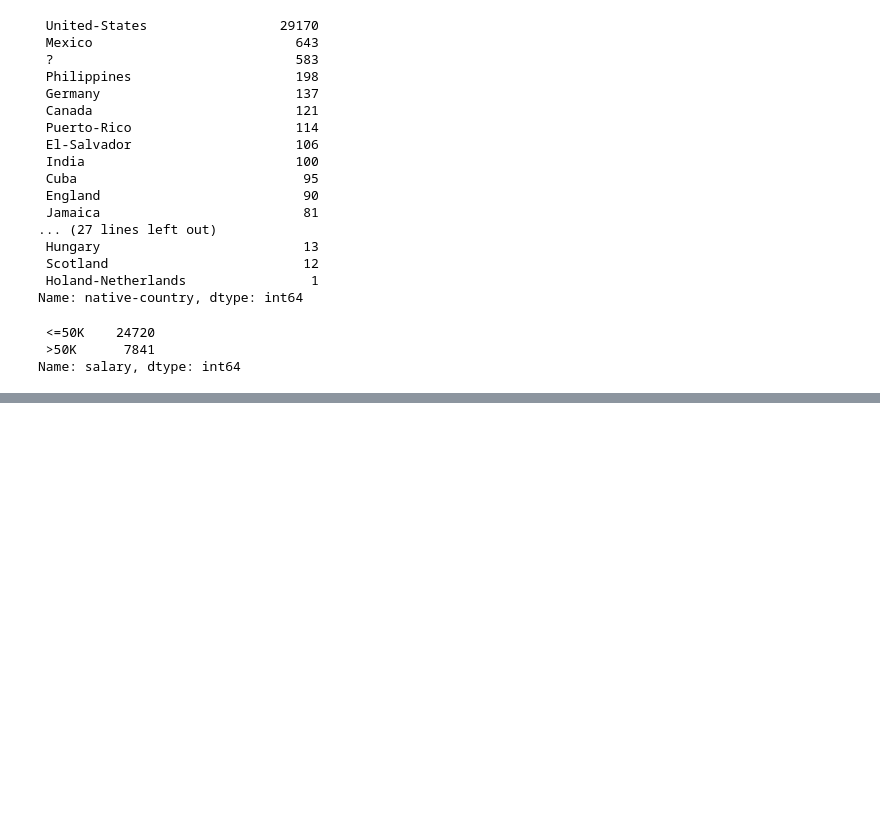
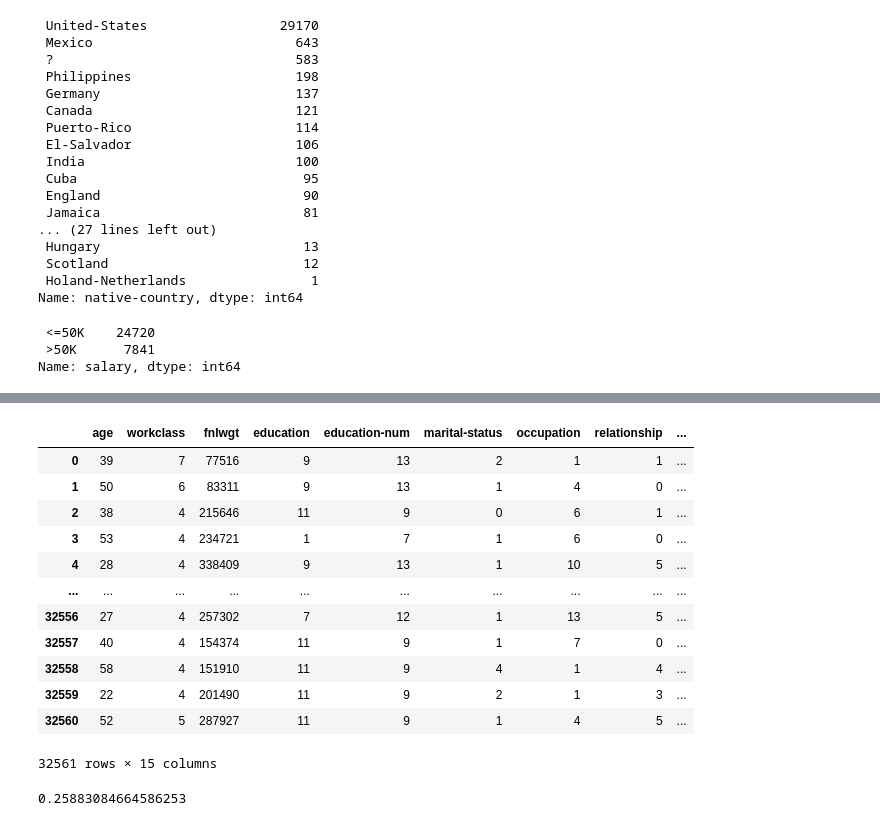
Before and after one commit to Amr2087/Amit-Assigments, a Jupyter notebook: Assingment 6.ipynb, the cells around one changed output, grey strips where cells are left out. Saved outputs shown, nothing was run; the diff lists cells and outputs as text; code cells hidden in the pictures; blank space fills up the shorter version.

```diff
--- a/Assingment 6.ipynb
+++ b/Assingment 6.ipynb
@@ -242,0 +260,22 @@ for row in range(len(dataset.salary)):
+# %%
+from sklearn.preprocessing import LabelEncoder
+le = LabelEncoder()
+for col in dataset.columns:
+    if dataset[col].dtype == 'object':
+        dataset[col] = le.fit_transform(dataset[col])
+# %%
+dataset
+# %% [output]
+|  | age | workclass | fnlwgt | education | education-num | marital-status | occupation | relationship | ... |
+| 0 | 39 | 7 | 77516 | 9 | 13 | 2 | 1 | 1 | ... |
+| 1 | 50 | 6 | 83311 | 9 | 13 | 1 | 4 | 0 | ... |
+| 2 | 38 | 4 | 215646 | 11 | 9 | 0 | 6 | 1 | ... |
+| 3 | 53 | 4 | 234721 | 1 | 7 | 1 | 6 | 0 | ... |
+| 4 | 28 | 4 | 338409 | 9 | 13 | 1 | 10 | 5 | ... |
+| ... | ... | ... | ... | ... | ... | ... | ... | ... | ... |
+| 32556 | 27 | 4 | 257302 | 7 | 12 | 1 | 13 | 5 | ... |
+| 32557 | 40 | 4 | 154374 | 11 | 9 | 1 | 7 | 0 | ... |
+| 32558 | 58 | 4 | 151910 | 11 | 9 | 4 | 1 | 4 | ... |
+| 32559 | 22 | 4 | 201490 | 11 | 9 | 2 | 1 | 3 | ... |
+| 32560 | 52 | 5 | 287927 | 11 | 9 | 1 | 4 | 5 | ... |
+32561 rows × 15 columns
@@ -242,0 +293,6 @@ for row in range(len(dataset.salary)):
+# %%
+from sklearn.metrics import r2_score
+r2 = r2_score(y_test, y_pred)
+r2
+# %% [output]
+0.25883084664586253
```
Also changed, not shown: parts of 5 cells of this notebook, 4 other files.
